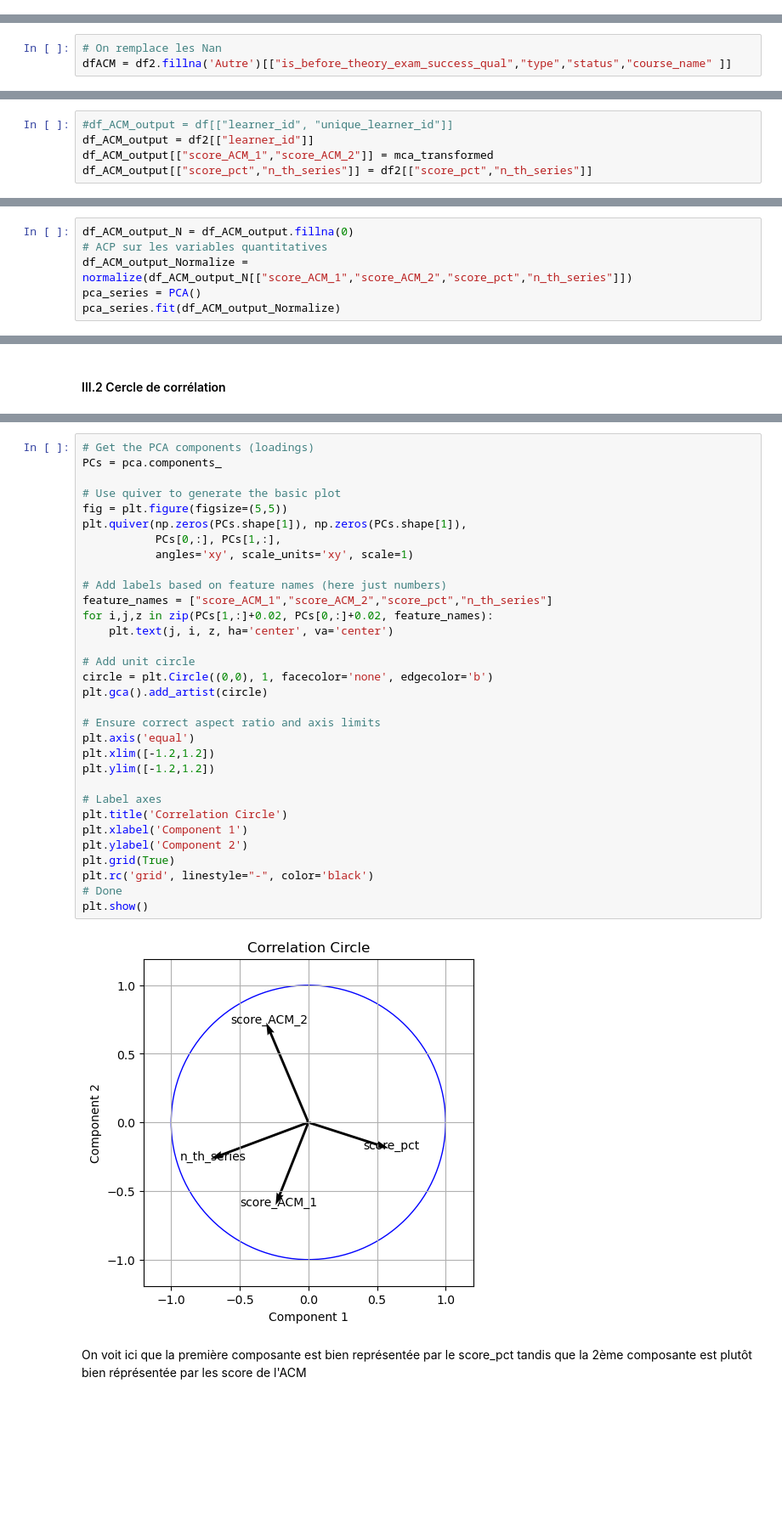
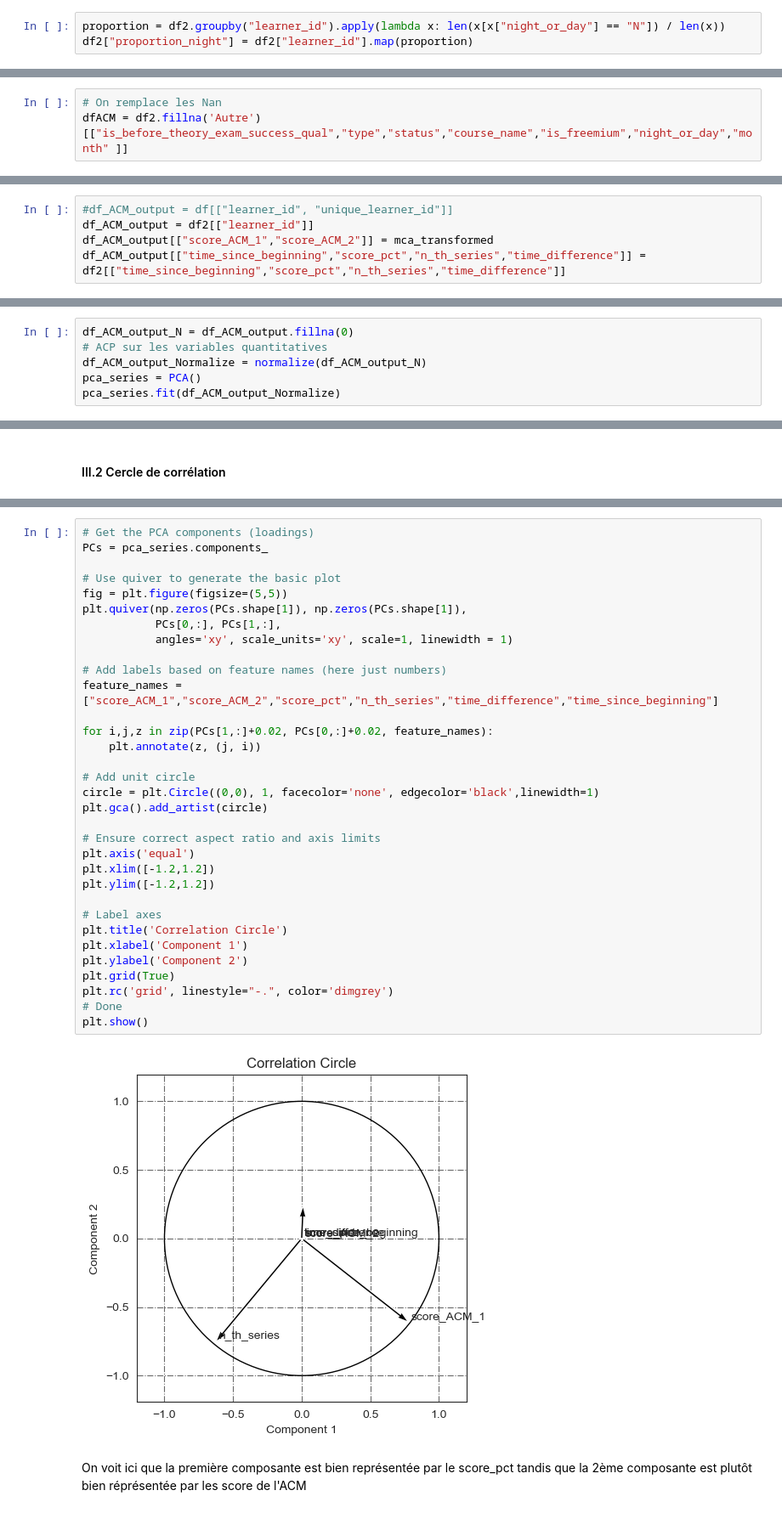
Before and after one commit to Kacimyou/Statapp_Ornikar_ENSAE_2022-2023, a Jupyter notebook: StatApp Dimension_reduction.ipynb, the cells around one changed output, grey strips where cells are left out. Shown at 85% size. Cells and saved outputs as stored; diff of their text form; blank space fills up the shorter version.

```diff
--- a/StatApp Dimension_reduction.ipynb
+++ b/StatApp Dimension_reduction.ipynb
@@ -51,0 +112,3 @@ df2['n_th_series'] = df2.groupby('learner_id').cumcount()
+# %%
+proportion = df2.groupby("learner_id").apply(lambda x: len(x[x["night_or_day"] == "N"]) / len(x))
+df2["proportion_night"] = df2["learner_id"].map(proportion)
@@ -63,7 +152,7 @@ df2["is_before_theory_exam_success_qual"] = df2["is_before_theory_exam_success"]
                                                                              na_action = None)
 # %%
 # On remplace les Nan
-dfACM = df2.fillna('Autre')[["is_before_theory_exam_success_qual","type","status","course_name" ]]
+dfACM = df2.fillna('Autre')[["is_before_theory_exam_success_qual","type","status","course_name","is_freemium","night_or_day","month" ]]
 # %%
 #Réalisation de l'ACM
 mca = prince.MCA()
@@ -95,7 +188,7 @@ mca_transformed = mca.transform(dfACM)
 #df_ACM_output = df[["learner_id", "unique_learner_id"]]
 df_ACM_output = df2[["learner_id"]]
 df_ACM_output[["score_ACM_1","score_ACM_2"]] = mca_transformed
-df_ACM_output[["score_pct","n_th_series"]] = df2[["score_pct","n_th_series"]]
+df_ACM_output[["time_since_beginning","score_pct","n_th_series","time_difference"]] = df2[["time_since_beginning","score_pct","n_th_series","time_difference"]]
 # %% [output]
 A value is trying to be set on a copy of a slice from a DataFrame.
 Try using .loc[row_indexer,col_indexer] = value instead
@@ -135,7 +225,7 @@ Pour l'instant nous avons rempli les valeurs Nan avec des 0 en attendant de trou
 # %%
 df_ACM_output_N = df_ACM_output.fillna(0)
 # ACP sur les variables quantitatives
-df_ACM_output_Normalize = normalize(df_ACM_output_N[["score_ACM_1","score_ACM_2","score_pct","n_th_series"]])
+df_ACM_output_Normalize = normalize(df_ACM_output_N)
 pca_series = PCA()
 pca_series.fit(df_ACM_output_Normalize)
 # %% [output]
@@ -165,37 +265,38 @@ La première composante de l'ACP conserve ici très bien l'information avec 72%
 # %%
 # Get the PCA components (loadings)
-PCs = pca.components_
+PCs = pca_series.components_
 
 # Use quiver to generate the basic plot
 fig = plt.figure(figsize=(5,5))
 plt.quiver(np.zeros(PCs.shape[1]), np.zeros(PCs.shape[1]),
            PCs[0,:], PCs[1,:],
-           angles='xy', scale_units='xy', scale=1)
+           angles='xy', scale_units='xy', scale=1, linewidth = 1)
 
 # Add labels based on feature names (here just numbers)
-feature_names = ["score_ACM_1","score_ACM_2","score_pct","n_th_series"]
+feature_names = ["score_ACM_1","score_ACM_2","score_pct","n_th_series","time_difference","time_since_beginning"]
+
 for i,j,z in zip(PCs[1,:]+0.02, PCs[0,:]+0.02, feature_names):
-    plt.text(j, i, z, ha='center', va='center')
+    plt.annotate(z, (j, i))
 
 # Add unit circle
-circle = plt.Circle((0,0), 1, facecolor='none', edgecolor='b')
+circle = plt.Circle((0,0), 1, facecolor='none', edgecolor='black',linewidth=1)
 plt.gca().add_artist(circle)
 
 # Ensure correct aspect ratio and axis limits
 plt.axis('equal')
 plt.xlim([-1.2,1.2])
 plt.ylim([-1.2,1.2])
 
 # Label axes
 plt.title('Correlation Circle')
 plt.xlabel('Component 1')
 plt.ylabel('Component 2')
 plt.grid(True)
-plt.rc('grid', linestyle="-", color='black')
+plt.rc('grid', linestyle="-.", color='dimgrey')
 # Done
 plt.show()
 # %% [output]
-[figure, old version]
+[figure, new version]
 # %% [markdown]
 On voit ici que la première composante est bien représentée par le score_pct tandis que la 2ème composante est plutôt bien réprésentée par les score de l'ACM
 # %% [markdown]
```
Also changed, not shown: parts of 32 cells of this notebook.
